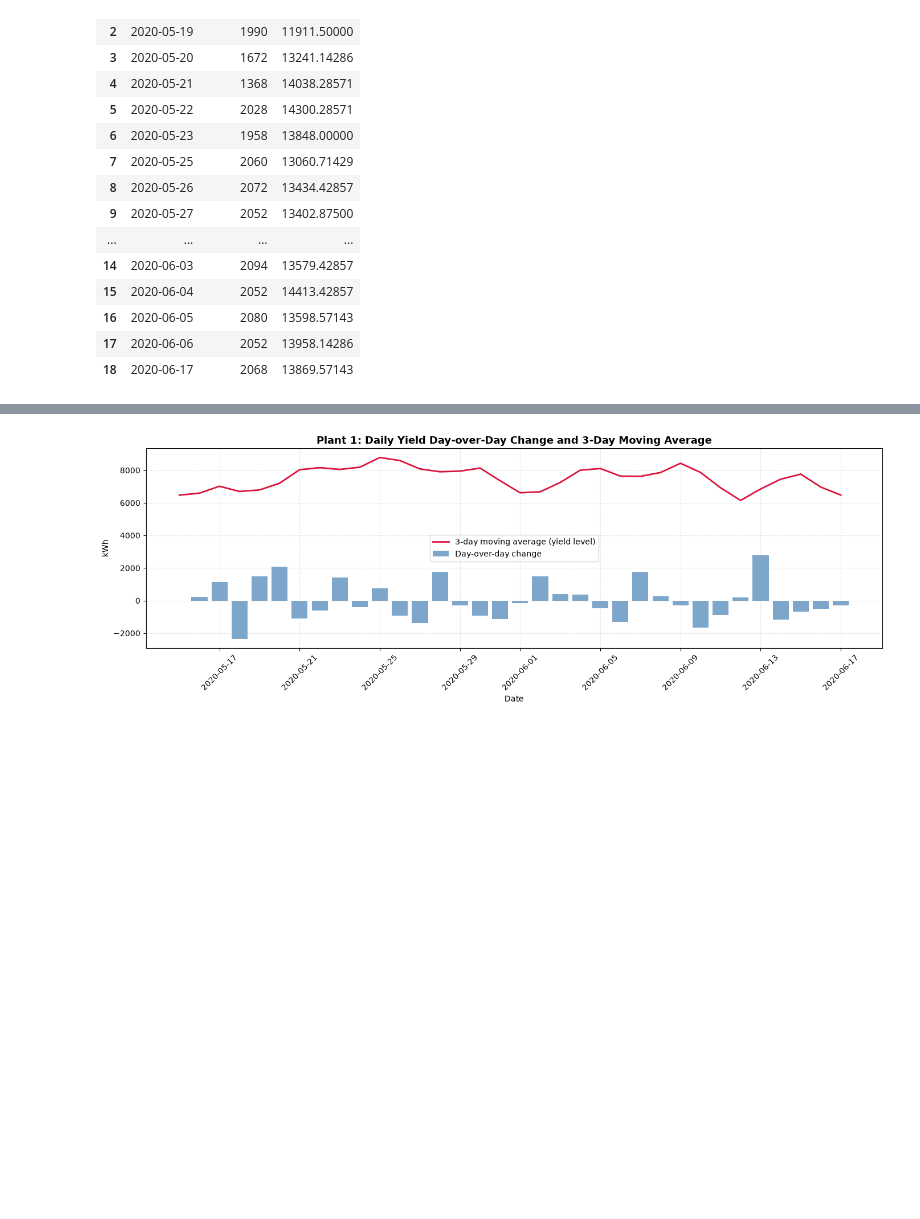
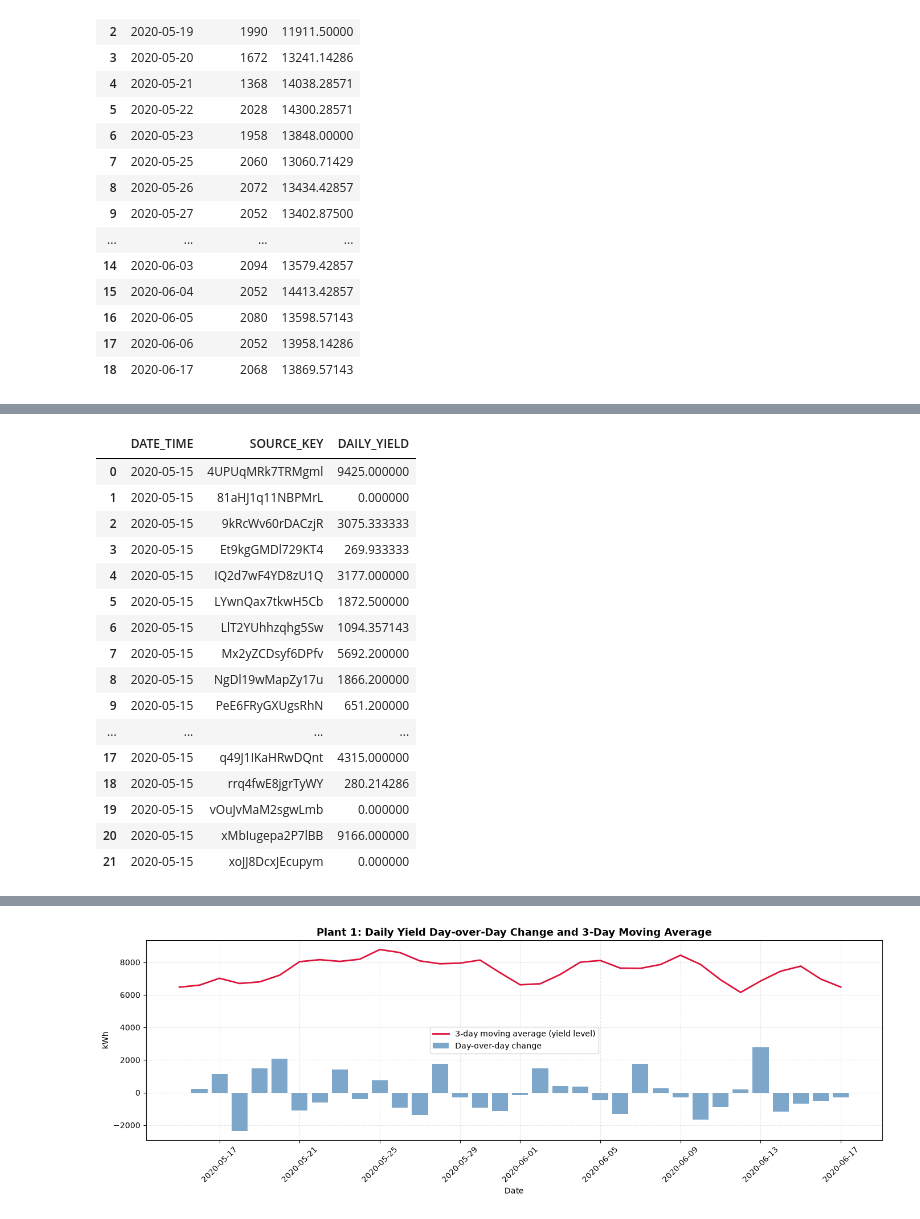
Before and after one commit to tateshita1908/solar-power-forecasting-system, a Jupyter notebook: notebooks/sql_analysis.ipynb, the cells around one changed output, grey strips where cells are left out. Drawn from its saved outputs; the diff is of its cells as text; code cells hidden in the pictures; blank space fills up the shorter version.

```diff
--- a/notebooks/sql_analysis.ipynb
+++ b/notebooks/sql_analysis.ipynb
@@ -232,0 +278,10 @@ feature_table.head()
+# %%
+midnight_df = con.sql(f"""
+    SELECT DATE_TIME, SOURCE_KEY, DAILY_YIELD
+    FROM read_csv_auto('{GEN2_PATH}')
+    WHERE DATE_TIME = '2020-05-15 00:00:00'
+    ORDER BY SOURCE_KEY
+""").df()
+print("DAILY_YIELD at 00:00:00 on the first day — should be ~0, several inverters aren't:")
+midnight_df
+# %% [output]
@@ -232,0 +289,17 @@ feature_table.head()
+|  | DATE_TIME | SOURCE_KEY | DAILY_YIELD |
+| 0 | 2020-05-15 | 4UPUqMRk7TRMgml | 9425.000000 |
+| 1 | 2020-05-15 | 81aHJ1q11NBPMrL | 0.000000 |
+| 2 | 2020-05-15 | 9kRcWv60rDACzjR | 3075.333333 |
+| 3 | 2020-05-15 | Et9kgGMDl729KT4 | 269.933333 |
+| 4 | 2020-05-15 | IQ2d7wF4YD8zU1Q | 3177.000000 |
+| 5 | 2020-05-15 | LYwnQax7tkwH5Cb | 1872.500000 |
+| 6 | 2020-05-15 | LlT2YUhhzqhg5Sw | 1094.357143 |
+| 7 | 2020-05-15 | Mx2yZCDsyf6DPfv | 5692.200000 |
+| 8 | 2020-05-15 | NgDl19wMapZy17u | 1866.200000 |
+| 9 | 2020-05-15 | PeE6FRyGXUgsRhN | 651.200000 |
+| ... | ... | ... | ... |
+| 17 | 2020-05-15 | q49J1IKaHRwDQnt | 4315.000000 |
+| 18 | 2020-05-15 | rrq4fwE8jgrTyWY | 280.214286 |
+| 19 | 2020-05-15 | vOuJvMaM2sgwLmb | 0.000000 |
+| 20 | 2020-05-15 | xMbIugepa2P7lBB | 9166.000000 |
+| 21 | 2020-05-15 | xoJJ8DcxJEcupym | 0.000000 |
```
Also changed, not shown: parts of 21 cells of this notebook.
